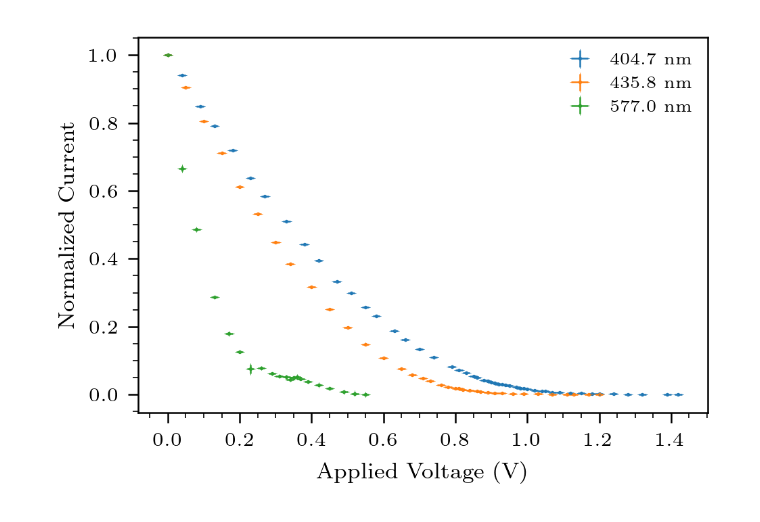
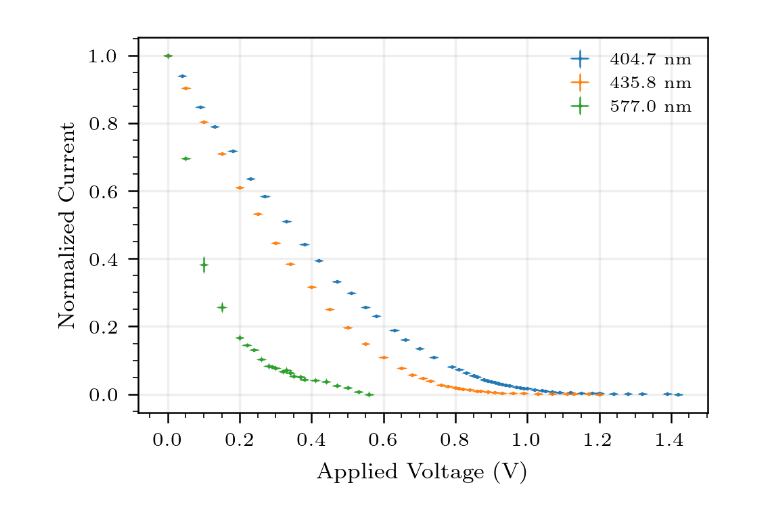
Before and after one commit to asuradev99/jlab, a Jupyter notebook: photoelectric/main.ipynb, the cells around one changed output. Saved outputs shown, nothing was run; the diff lists cells and outputs as text; code cells hidden in the pictures.

```diff
--- a/photoelectric/main.ipynb
+++ b/photoelectric/main.ipynb
@@ -20,33 +20,35 @@ v_unc    = 0.01        # V
 e        = 1.602e-19   # C
 
 wavelengths = np.array([404.7, 435.8, 577.0])
-wave = '577.0-tape'
+wave = '577.0'
 colors      = plt.rcParams["axes.prop_cycle"].by_key()["color"]
 wl_colors   = {wl: colors[i] for i, wl in enumerate(wavelengths)}
 frequencies = c / (wavelengths * 1e-9)
 freq_unc    = (c / (wavelengths * 1e-9)**2) * wave_unc * 1e-9
 
 def load_iv_data(wl_nm):
     if(wl_nm == 577.0):
         df = pd.read_csv(f"{wave}.csv")
     else:
         df = pd.read_csv(f"{wl_nm}.csv")
     I  = df[["I1", "I2", "I3", "I4", "I5"]].values
     return df["V"].values, I.mean(axis=1), scipy.stats.sem(I, axis=1)
 
 datasets = {}
 for wl in wavelengths:
     V, I, u = load_iv_data(wl)
     datasets[wl] = V, (I - I.min()) / (I.max()-I.min()), u / (I.max()-I.min())
+    # datasets[wl] = V, I, u
 
 fig, ax = plt.subplots(figsize=(3.5, 2.5))
 for wl, (V, I, u) in datasets.items():
     ax.errorbar(V, I, yerr=u, xerr=np.ones_like(u)*v_unc, fmt="o", capsize=0.1, markersize=0.3,
                 color=wl_colors[wl], label=f"{wl} nm")
 ax.set_xlabel("Applied Voltage (V)")
 ax.set_ylabel("Normalized Current")
 ax.legend()
 plt.tight_layout()
+plt.grid(alpha=0.2)
 plt.show()
 # %% [output]
-[figure, old version]
+[figure, new version]
```
Also changed, not shown: parts of 4 cells of this notebook.
